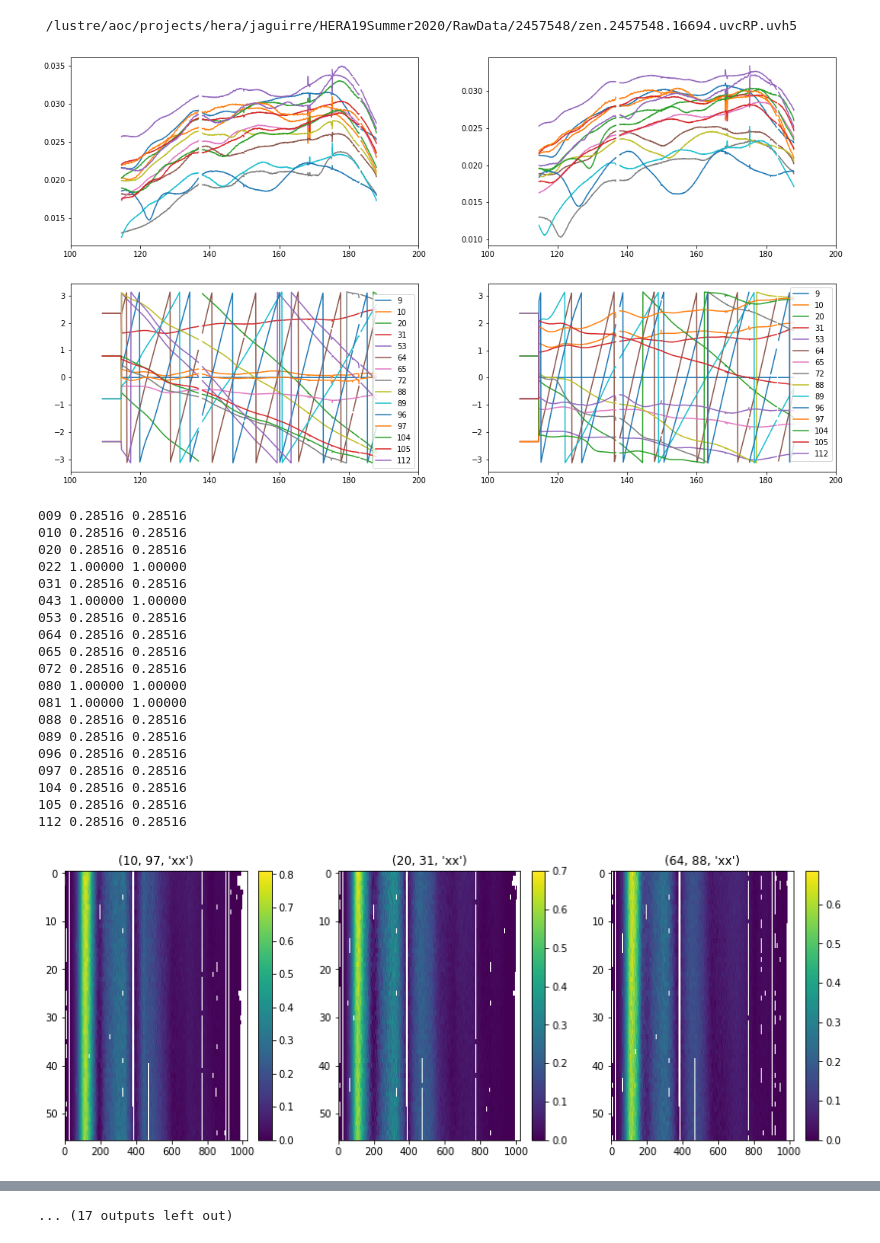
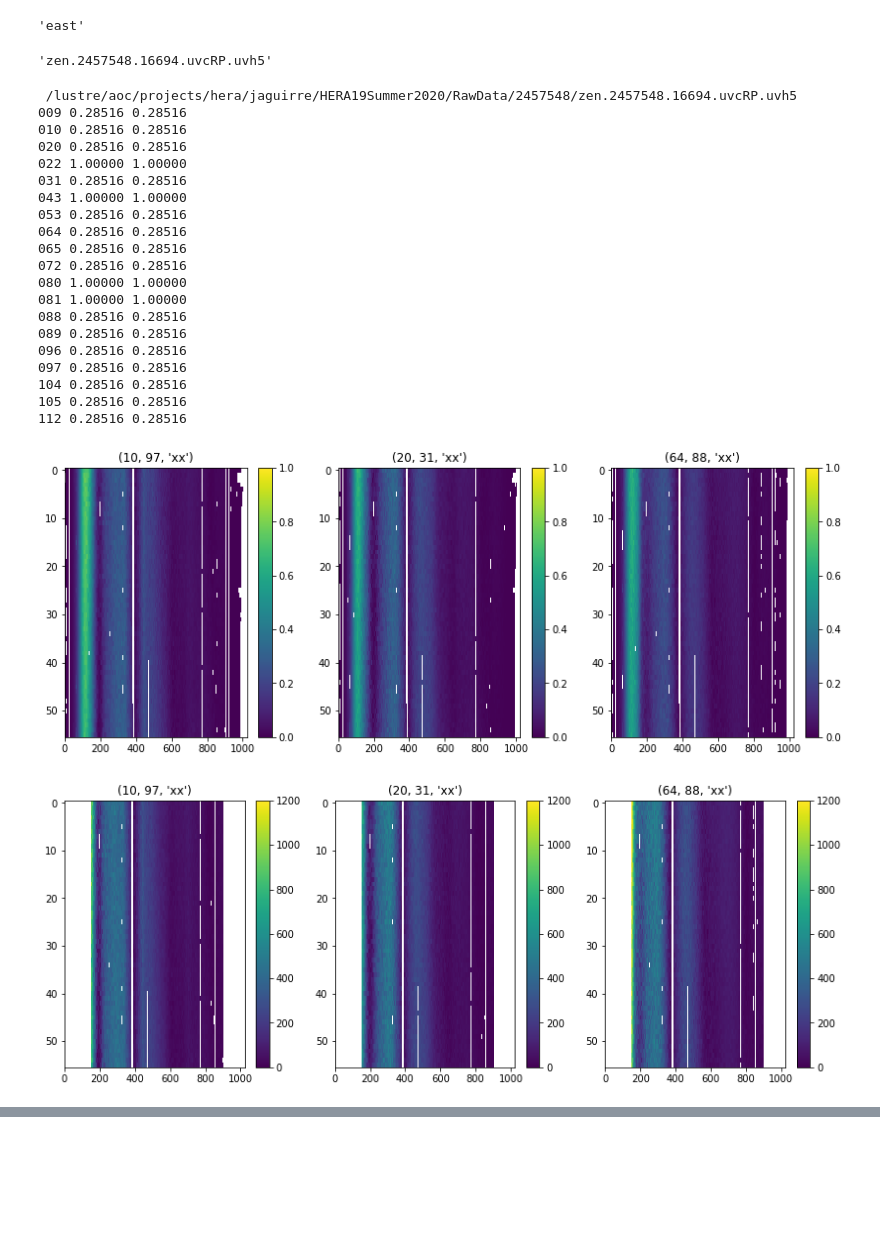
Before and after one commit to UPennEoR/plimpy, a Jupyter notebook: TimeVariability/ApplyCalibrationDay.ipynb, the cells around one changed output, grey strips where cells are left out. Cells and saved outputs as stored; diff of their text form; code cells hidden in the pictures; blank space fills up the shorter version.

```diff
--- a/TimeVariability/ApplyCalibrationDay.ipynb
+++ b/TimeVariability/ApplyCalibrationDay.ipynb
@@ -27,7 +36,16 @@ Wall time: 14.3 s
+# %%
+uvc.x_orientation
+# %% [output]
+'east'
+# %%
+import os
+os.path.basename(rawfiles[0])
+# %% [output]
+'zen.2457548.16694.uvcRP.uvh5'
 # %%
 %%time
 
-for j in range(len(rawfiles)):
+for j in range(len(rawfiles[0:1])):
 
     uvd.read(rawfiles[j])
     uvc.read_calfits(calfitsfiles[j])
@@ -39,18 +57,23 @@ for j in range(len(rawfiles)):
 
     #====================== plotting ======================#
 
+
+    # plotting gains
     plt.figure(figsize=(18,10))
     plt.subplot(2,2,1)
     for i in np.arange(uvd.Nants_data):
         if uvc.flag_array[i,0,:,:,0].mean() != 1:
-            plt.plot(uvc.freq_array.squeeze()/1e6,np.abs(uvc.gain_array[i,0,:,0,0]/~uvc.flag_array[i,0,:,0,0]),
+            plt.plot(uvc.freq_array.squeeze()/1e6,1./np.abs(uvc.gain_array[i,0,:,0,0]/~uvc.flag_array[i,0,:,0,0]),
                      label=ants_actual[i])
         #plt.legend()
     plt.xlim([100,200])
+    plt.xlabel('Frequency (MHz)')
+    plt.ylabel(r'(Jy/corr unit)$^{1/2}$')
+
     plt.subplot(2,2,2)
     for i in np.arange(uvd.Nants_data):
         if uvc.flag_array[i,0,:,:,0].mean() != 1:
-            plt.plot(uvc.freq_array.squeeze()/1e6,np.abs(uvc.gain_array[i,0,:,0,1]/~uvc.flag_array[i,0,:,0,1]),
+            plt.plot(uvc.freq_array.squeeze()/1e6,1./np.abs(uvc.gain_array[i,0,:,0,1]/~uvc.flag_array[i,0,:,0,1]),
                     label=ants_actual[i])
         #plt.legend()
     plt.xlim([100,200])
@@ -69,7 +92,10 @@ for j in range(len(rawfiles)):
         plt.legend()
     plt.xlim([100,200])
 
-    plt.show()
+    #plt.show()
+
+    plt.savefig('gains.png')
+    plt.close()
     #plt.subplot(1,2,2)
     #plt.plot(uvc.freq_array.squeeze()/1e6,np.angle(uvc.gain_array[1,0,:,0,0]/~uvc.flag_array[1,0,:,0,0]))
     #plt.plot(uvc.freq_array.squeeze()/1e6,np.angle(uvc.gain_array[1,0,:,0,1]/~uvc.flag_array[1,0,:,0,1]))
@@ -92,18 +118,22 @@ for j in range(len(rawfiles)):
 
     #================ plotting =================#
 
+
+    # plotting visibilities
     plt.figure(figsize=(14,5))
     for i,app in enumerate(test_uvd.get_antpairpols()):
         plt.subplot(1,3,i+1)
         plt.title(app)
-        plt.imshow(np.abs(test_uvd.get_data(app))/~test_uvd.get_flags(app),aspect='auto')
+        plt.imshow(np.abs(test_uvd.get_data(app))/~test_uvd.get_flags(app),aspect='auto',
+                  vmin=0, vmax=1)
         plt.colorbar()
     plt.show()
     plt.figure(figsize=(14,5))
     for i,app in enumerate(test_uvd_calibrated.get_antpairpols()):
         plt.subplot(1,3,i+1)
         plt.title(app)
-        plt.imshow(np.abs(test_uvd_calibrated.get_data(app))/~test_uvd_calibrated.get_flags(app),aspect='auto')
+        plt.imshow(np.abs(test_uvd_calibrated.get_data(app))/~test_uvd_calibrated.get_flags(app),aspect='auto',
+                  vmin=0, vmax=1200)
         plt.colorbar()
     plt.show()
 
@@ -148,53 +178,53 @@ for j in range(len(rawfiles)):
     plt.subplot(2,1,1)
     for i,app in enumerate(test_uvd.get_antpairpols()):
         plt.plot((np.angle(test_uvd.get_data(app))/~test_uvd.get_flags(app))[0,:])
     plt.subplot(2,1,2)
     for i,app in enumerate(test_uvd_calibrated.get_antpairpols()):
         if fix_conj[i]:
             vis = np.conj(test_uvd_calibrated.get_data(app))
         else:
             vis = test_uvd_calibrated.get_data(app)
         plt.plot((np.angle(vis)/~test_uvd_calibrated.get_flags(app))[0,:])
     plt.show()
 
     #================ printing calibrated antennas =================#
 
     for i, bl in enumerate(uvd_calibrated.get_antpairpols()):
         print('{} {:.5f} {:.5f}'.format(bl,
                                     uvd_calibrated.get_flags(bl).mean(),
                                     uvd_calibrated.get_flags(bl).mean()))
 
     # getting the filename by itself without ending
     filename_only = calfitsfiles[j].split('/')[-1]
     split_filename = filename_only.split('.')
 
 
     #uvd_calibrated.write_uvfits(calpath+ stem[0] + '.' + stem[1] + '.' + stem[2] +'.uvcRP.calibrated.uvfits',
                                 #spoof_nonessential=True, force_phase=True)
 
     # writing calibrated uvfits file
-    uvd_calibrated.write_uvfits(split_filename[0] + '.' + split_filename[1] + '.' + split_filename[2] + '.uvcRP.calibrated.uvfits',
-                                spoof_nonessential=True, force_phase=True)
+    #uvd_calibrated.write_uvfits(split_filename[0] + '.' + split_filename[1] + '.' + split_filename[2] + '.uvcRP.calibrated.uvfits',
+    #                            spoof_nonessential=True, force_phase=True)
 # %% [output]
  /lustre/aoc/projects/hera/jaguirre/HERA19Summer2020/RawData/2457548/zen.2457548.16694.uvcRP.uvh5
+009 0.28516 0.28516
+010 0.28516 0.28516
+020 0.28516 0.28516
+022 1.00000 1.00000
+031 0.28516 0.28516
+043 1.00000 1.00000
+053 0.28516 0.28516
+064 0.28516 0.28516
+065 0.28516 0.28516
+072 0.28516 0.28516
+080 1.00000 1.00000
+081 1.00000 1.00000
+088 0.28516 0.28516
+089 0.28516 0.28516
+096 0.28516 0.28516
+097 0.28516 0.28516
+104 0.28516 0.28516
+105 0.28516 0.28516
+112 0.28516 0.28516
-[figure, old version]
+[figure, new version]
-009 0.28516 0.28516
-010 0.28516 0.28516
-020 0.28516 0.28516
-022 1.00000 1.00000
-031 0.28516 0.28516
-043 1.00000 1.00000
-053 0.28516 0.28516
-064 0.28516 0.28516
-065 0.28516 0.28516
-072 0.28516 0.28516
-080 1.00000 1.00000
-081 1.00000 1.00000
-088 0.28516 0.28516
-089 0.28516 0.28516
-096 0.28516 0.28516
-097 0.28516 0.28516
-104 0.28516 0.28516
-105 0.28516 0.28516
-112 0.28516 0.28516
-[figure, old version]
+[figure, new version]
@@ -243 +234,0 @@ for j in range(len(rawfiles)):
-... (17 outputs left out)
```
Also changed, not shown: parts of 5 cells of this notebook.
